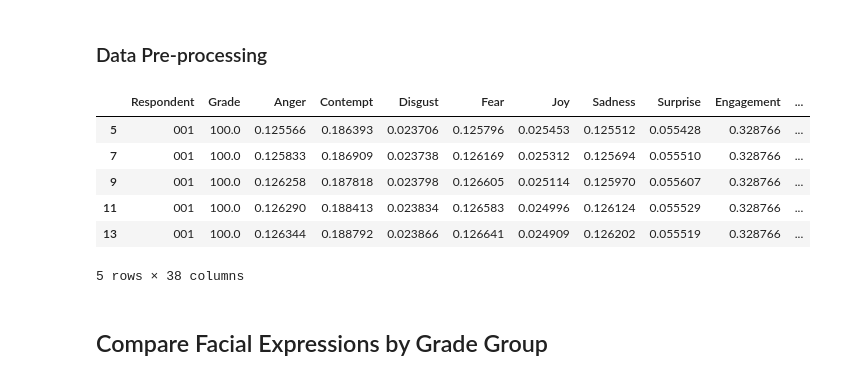
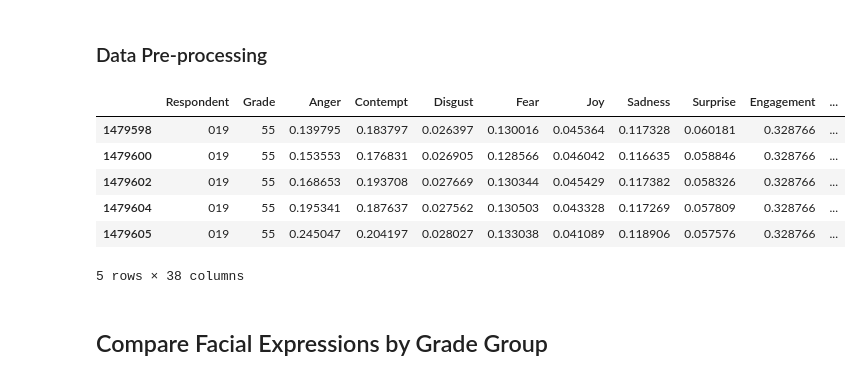
Before and after one commit to litalshl/classifiers, a Jupyter notebook: all_respondents_with_grades.ipynb, the cells around one changed output. Saved outputs shown, nothing was run; the diff lists cells and outputs as text; code cells hidden in the pictures.

```diff
--- a/all_respondents_with_grades.ipynb
+++ b/all_respondents_with_grades.ipynb
@@ -105,29 +105,29 @@ Index(['Anger', 'Contempt', 'Disgust', 'Fear', 'Joy', 'Sadness', 'Surprise',
 # %%
 import pandas as pd
 
 facial_expressions_columns = ['Respondent', 'Grade','Anger', 'Contempt', 'Disgust', 'Fear', 'Joy', 'Sadness', 'Surprise',
        'Engagement', 'Valence', 'Sentimentality', 'Confusion', 'Neutral',
        'Attention', 'Brow Furrow', 'Brow Raise', 'Cheek Raise', 'Chin Raise',
        'Dimpler', 'Eye Closure', 'Eye Widen', 'Inner Brow Raise', 'Jaw Drop',
        'Lip Corner Depressor', 'Lip Press', 'Lip Pucker', 'Lip Stretch',
        'Lip Suck', 'Lid Tighten', 'Mouth Open', 'Nose Wrinkle', 'Smile',
        'Smirk', 'Upper Lip Raise', 'Pitch', 'Yaw',
        'Roll']
 # Creating a copy df with only the facial expressions data
 facial_expressions_data = combined_data_with_grades[facial_expressions_columns].copy()
 
 # Remove rows with all NaN values, except in the 'Respondent' column
 facial_expressions_data = facial_expressions_data.dropna(how='all',
                                                          subset=facial_expressions_data.columns.difference(['Respondent', 'Grade']))
 
-facial_expressions_data.head()
+facial_expressions_data.tail()
 # %% [output]
 |  | Respondent | Grade | Anger | Contempt | Disgust | Fear | Joy | Sadness | Surprise | Engagement | ... |
-| 5 | 001 | 100.0 | 0.125566 | 0.186393 | 0.023706 | 0.125796 | 0.025453 | 0.125512 | 0.055428 | 0.328766 | ... |
-| 7 | 001 | 100.0 | 0.125833 | 0.186909 | 0.023738 | 0.126169 | 0.025312 | 0.125694 | 0.055510 | 0.328766 | ... |
-| 9 | 001 | 100.0 | 0.126258 | 0.187818 | 0.023798 | 0.126605 | 0.025114 | 0.125970 | 0.055607 | 0.328766 | ... |
-| 11 | 001 | 100.0 | 0.126290 | 0.188413 | 0.023834 | 0.126583 | 0.024996 | 0.126124 | 0.055529 | 0.328766 | ... |
-| 13 | 001 | 100.0 | 0.126344 | 0.188792 | 0.023866 | 0.126641 | 0.024909 | 0.126202 | 0.055519 | 0.328766 | ... |
+| 1479598 | 019 | 55 | 0.139795 | 0.183797 | 0.026397 | 0.130016 | 0.045364 | 0.117328 | 0.060181 | 0.328766 | ... |
+| 1479600 | 019 | 55 | 0.153553 | 0.176831 | 0.026905 | 0.128566 | 0.046042 | 0.116635 | 0.058846 | 0.328766 | ... |
+| 1479602 | 019 | 55 | 0.168653 | 0.193708 | 0.027669 | 0.130344 | 0.045429 | 0.117382 | 0.058326 | 0.328766 | ... |
+| 1479604 | 019 | 55 | 0.195341 | 0.187637 | 0.027562 | 0.130503 | 0.043328 | 0.117269 | 0.057809 | 0.328766 | ... |
+| 1479605 | 019 | 55 | 0.245047 | 0.204197 | 0.028027 | 0.133038 | 0.041089 | 0.118906 | 0.057576 | 0.328766 | ... |
 5 rows × 38 columns
 # %% [markdown]
 <h2>Compare Facial Expressions by Grade Group</h2>
```
Also changed, not shown: parts of 6 cells of this notebook, 28 other files.
